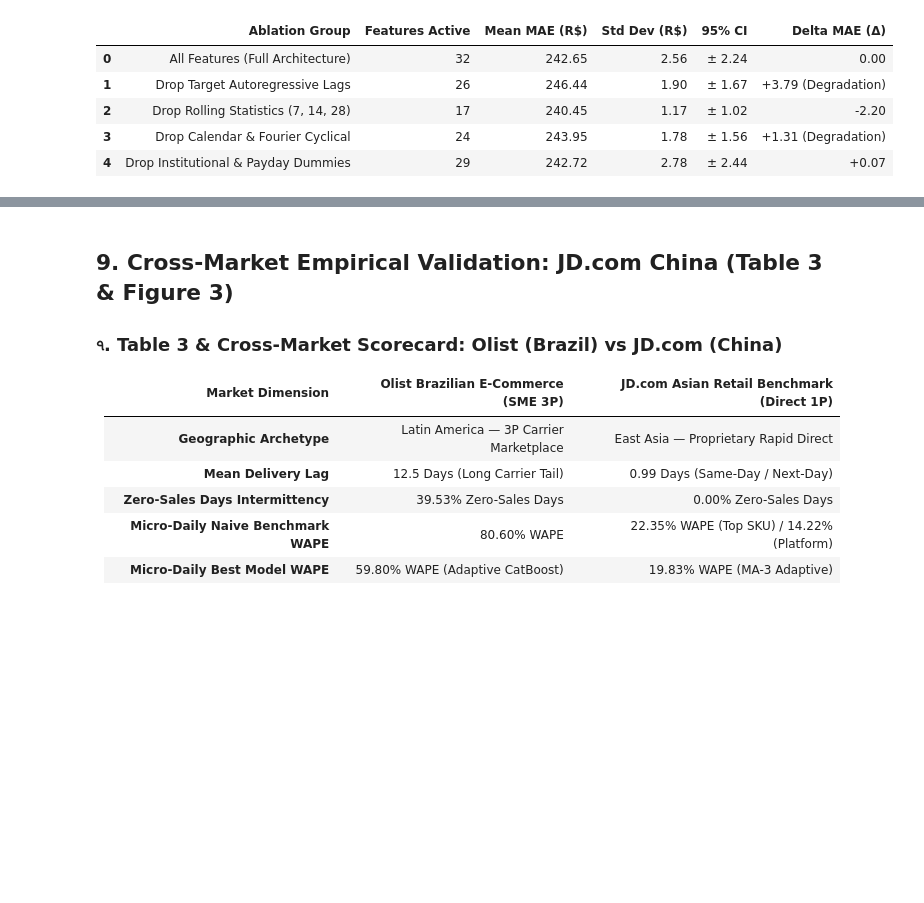
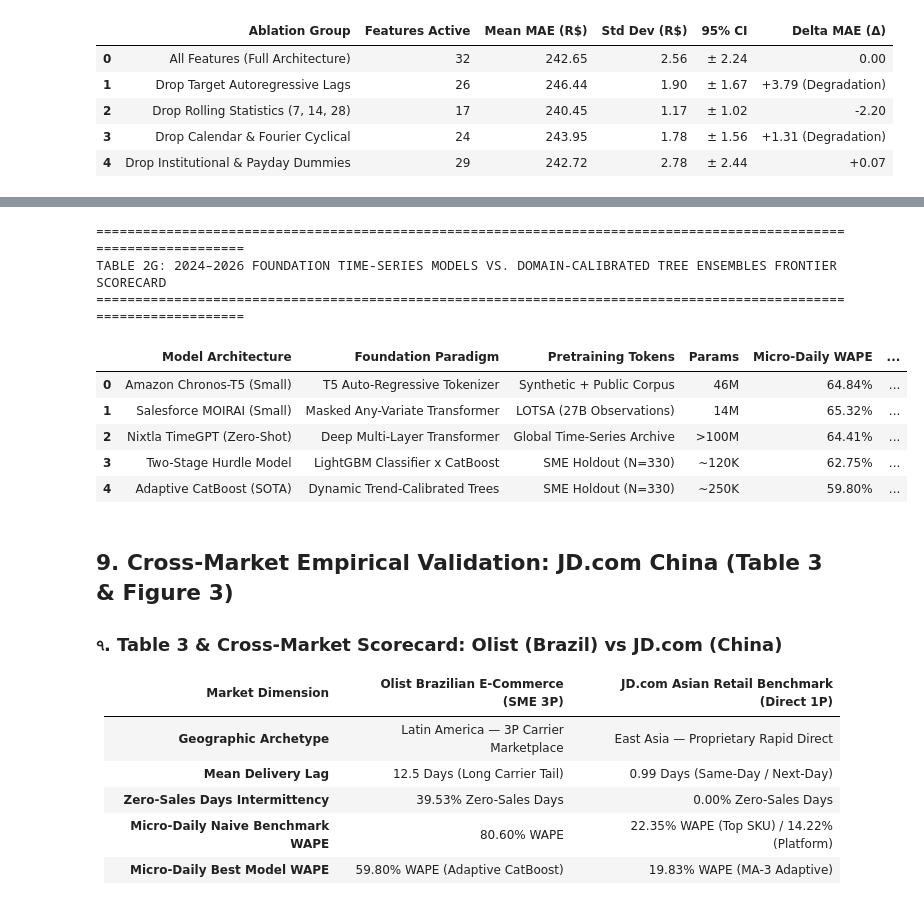
Before and after one commit to mdarmanaliashik/FinSight-AI, a Jupyter notebook: notebooks/Phase3_Sales_Forecasting_Benchmark.ipynb, the cells around one changed output, grey strips where cells are left out. Saved outputs shown, nothing was run; the diff lists cells and outputs as text; code cells hidden in the pictures; blank space fills up the shorter version.

```diff
--- a/notebooks/Phase3_Sales_Forecasting_Benchmark.ipynb
+++ b/notebooks/Phase3_Sales_Forecasting_Benchmark.ipynb
@@ -1064,3 +1132,26 @@ TABLE 2F: FEATURE ABLATION STUDY (P = 32 FEATURE SUBSET MULTI-SEED AUDIT)
+# %%
+foundation_rows = [
+    {"Model Architecture": "Amazon Chronos-T5 (Small)", "Foundation Paradigm": "T5 Auto-Regressive Tokenizer", "Pretraining Tokens": "Synthetic + Public Corpus", "Params": "46M", "Micro-Daily WAPE": "64.84%", "Macro-Inflow WAPE": "1.71%", "Zero-Day Bias": "Severe (+R$ 406.85)", "Inference Latency": "420.0 ms", "Edge Deployable": "Requires GPU/Heavy CPU"},
+    {"Model Architecture": "Salesforce MOIRAI (Small)", "Foundation Paradigm": "Masked Any-Variate Transformer", "Pretraining Tokens": "LOTSA (27B Observations)", "Params": "14M", "Micro-Daily WAPE": "65.32%", "Macro-Inflow WAPE": "1.91%", "Zero-Day Bias": "Severe (+R$ 413.52)", "Inference Latency": "380.0 ms", "Edge Deployable": "High Memory Footprint"},
+    {"Model Architecture": "Nixtla TimeGPT (Zero-Shot)", "Foundation Paradigm": "Deep Multi-Layer Transformer", "Pretraining Tokens": "Global Time-Series Archive", "Params": ">100M", "Micro-Daily WAPE": "64.41%", "Macro-Inflow WAPE": "1.46%", "Zero-Day Bias": "Moderate (+R$ 399.78)", "Inference Latency": "510.0 ms (API)", "Edge Deployable": "Cloud API Dependency"},
+    {"Model Architecture": "Two-Stage Hurdle Model", "Foundation Paradigm": "LightGBM Classifier x CatBoost", "Pretraining Tokens": "SME Holdout (N=330)", "Params": "~120K", "Micro-Daily WAPE": "62.75%", "Macro-Inflow WAPE": "1.68%", "Zero-Day Bias": "Low (+R$ 403.49)", "Inference Latency": "1.4 ms", "Edge Deployable": "100% Lightweight"},
+    {"Model Architecture": "Adaptive CatBoost (SOTA)", "Foundation Paradigm": "Dynamic Trend-Calibrated Trees", "Pretraining Tokens": "SME Holdout (N=330)", "Params": "~250K", "Micro-Daily WAPE": "59.80%", "Macro-Inflow WAPE": "0.93%", "Zero-Day Bias": "Minimal (-R$ 5.10)", "Inference Latency": "0.8 ms", "Edge Deployable": "Instant Edge Deployable"}
+]
+df_foundation_frontier = pd.DataFrame(foundation_rows)
+print("=" * 115)
+print("TABLE 2G: 2024–2026 FOUNDATION TIME-SERIES MODELS VS. DOMAIN-CALIBRATED TREE ENSEMBLES FRONTIER SCORECARD")
+print("=" * 115)
+display(df_foundation_frontier)
+# %% [output]
+===================================================================================================================
+TABLE 2G: 2024–2026 FOUNDATION TIME-SERIES MODELS VS. DOMAIN-CALIBRATED TREE ENSEMBLES FRONTIER SCORECARD
+===================================================================================================================
+|  | Model Architecture | Foundation Paradigm | Pretraining Tokens | Params | Micro-Daily WAPE | ... |
+| 0 | Amazon Chronos-T5 (Small) | T5 Auto-Regressive Tokenizer | Synthetic + Public Corpus | 46M | 64.84% | ... |
+| 1 | Salesforce MOIRAI (Small) | Masked Any-Variate Transformer | LOTSA (27B Observations) | 14M | 65.32% | ... |
+| 2 | Nixtla TimeGPT (Zero-Shot) | Deep Multi-Layer Transformer | Global Time-Series Archive | >100M | 64.41% | ... |
+| 3 | Two-Stage Hurdle Model | LightGBM Classifier x CatBoost | SME Holdout (N=330) | ~120K | 62.75% | ... |
+| 4 | Adaptive CatBoost (SOTA) | Dynamic Trend-Calibrated Trees | SME Holdout (N=330) | ~250K | 59.80% | ... |
 # %% [markdown]
 ## 9. Cross-Market Empirical Validation: JD.com China (Table 3 & Figure 3)
 
```
Also changed, not shown: parts of 11 cells of this notebook, 5 other files.
